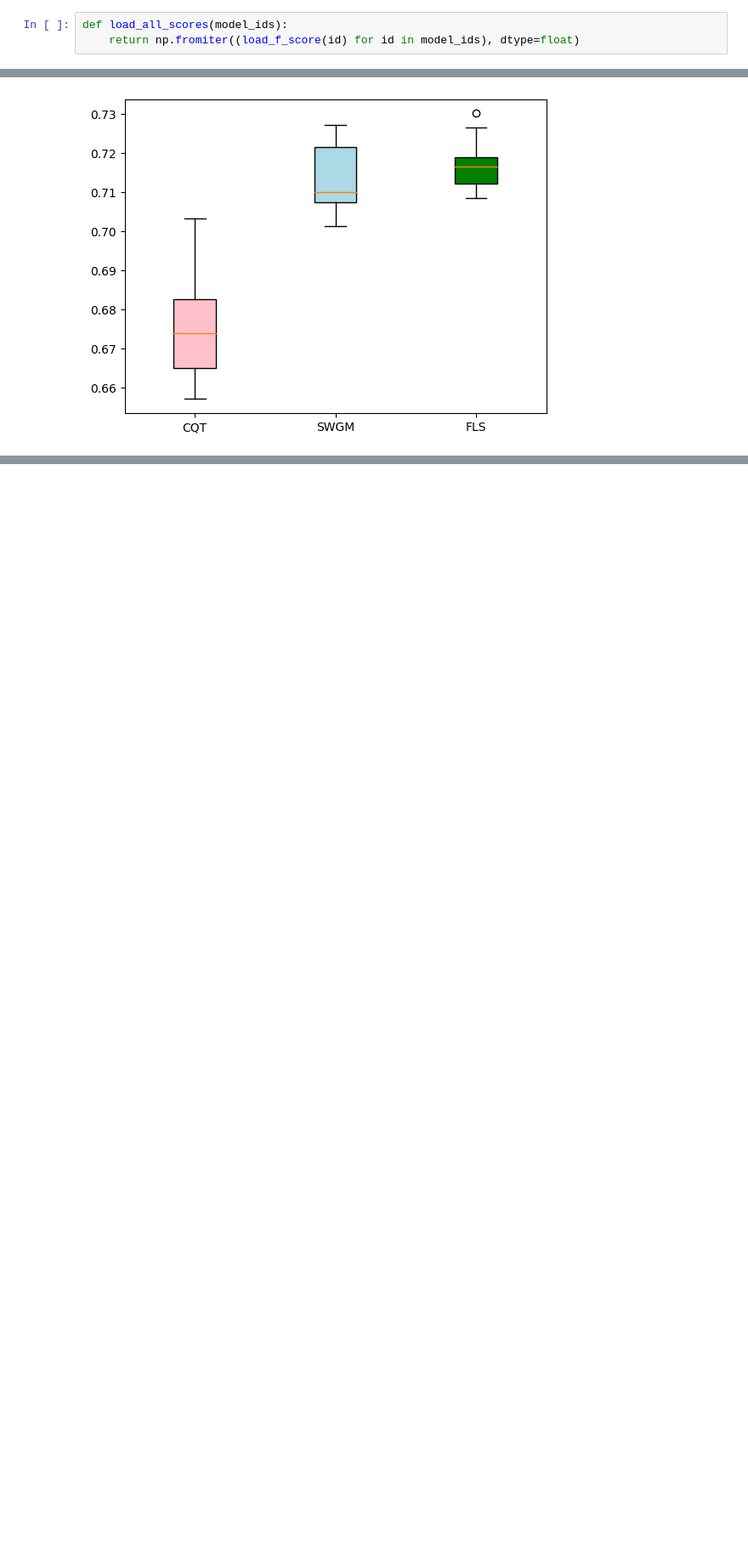
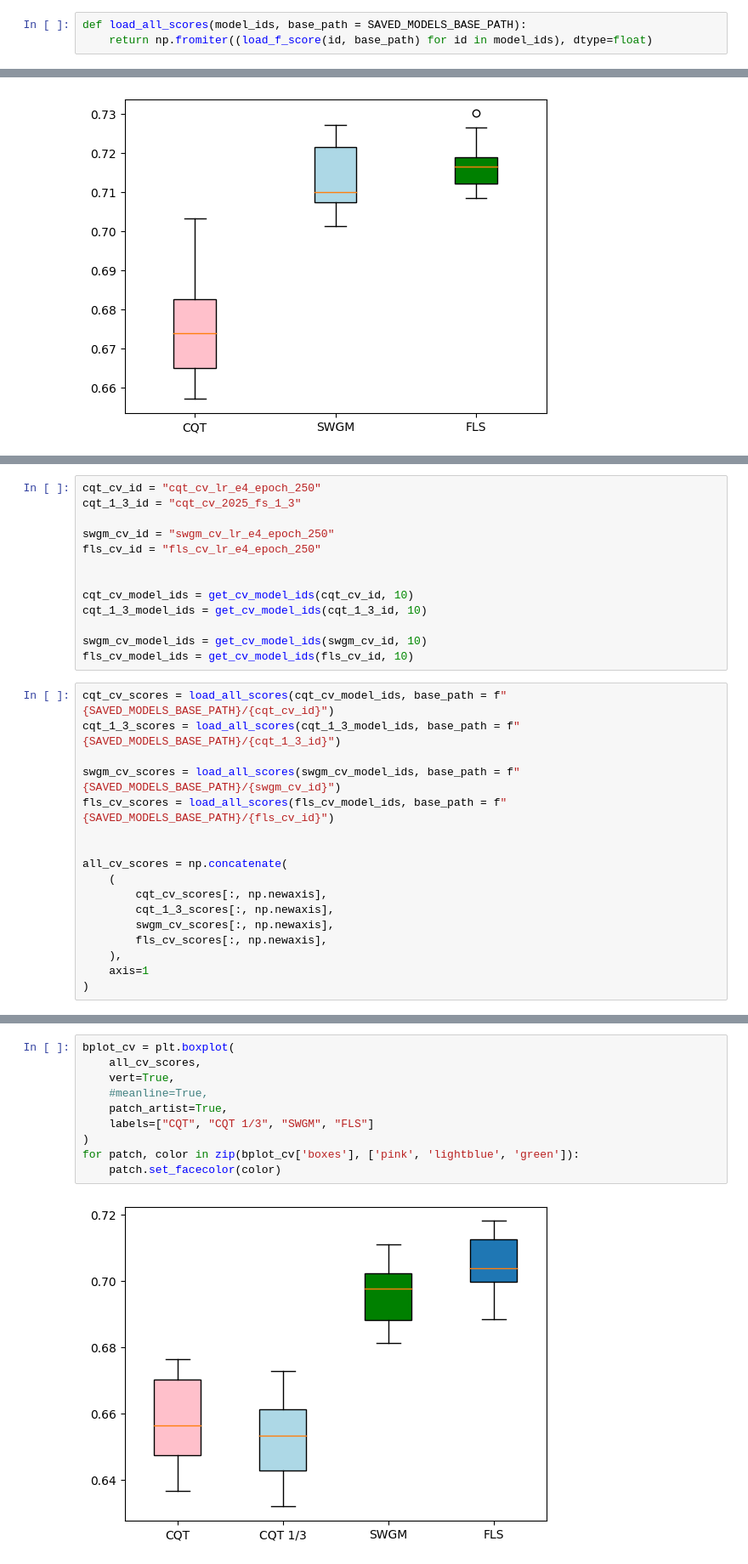
Before and after one commit to b-boechat/pitch, a Jupyter notebook: analysis.ipynb, the cells around one changed output, grey strips where cells are left out. Shown at 85% size. Drawn from its saved outputs; the diff is of its cells as text; blank space fills up the shorter version.

```diff
--- a/analysis.ipynb
+++ b/analysis.ipynb
@@ -15,8 +15,8 @@ def load_f_score(model_id):
     df = pd.DataFrame.from_records(records)
     return df["F-measure_no_offset"].mean()
 # %%
-def load_all_scores(model_ids):
-    return np.fromiter((load_f_score(id) for id in model_ids), dtype=float)
+def load_all_scores(model_ids, base_path = SAVED_MODELS_BASE_PATH):
+    return np.fromiter((load_f_score(id, base_path) for id in model_ids), dtype=float)
 # %%
 cqt_model_ids = [
     "cqt_lr_e4_epoch_250",
@@ -94,0 +104,30 @@ for patch, color in zip(bplot['boxes'], ['pink', 'lightblue', 'green']):
+# %%
+cqt_cv_id = "cqt_cv_lr_e4_epoch_250"
+cqt_1_3_id = "cqt_cv_2025_fs_1_3"
+
+swgm_cv_id = "swgm_cv_lr_e4_epoch_250"
+fls_cv_id = "fls_cv_lr_e4_epoch_250"
+
+
+cqt_cv_model_ids = get_cv_model_ids(cqt_cv_id, 10)
+cqt_1_3_model_ids = get_cv_model_ids(cqt_1_3_id, 10)
+
+swgm_cv_model_ids = get_cv_model_ids(swgm_cv_id, 10)
+fls_cv_model_ids = get_cv_model_ids(fls_cv_id, 10)
+# %%
+cqt_cv_scores = load_all_scores(cqt_cv_model_ids, base_path = f"{SAVED_MODELS_BASE_PATH}/{cqt_cv_id}")
+cqt_1_3_scores = load_all_scores(cqt_1_3_model_ids, base_path = f"{SAVED_MODELS_BASE_PATH}/{cqt_1_3_id}")
+
+swgm_cv_scores = load_all_scores(swgm_cv_model_ids, base_path = f"{SAVED_MODELS_BASE_PATH}/{swgm_cv_id}")
+fls_cv_scores = load_all_scores(fls_cv_model_ids, base_path = f"{SAVED_MODELS_BASE_PATH}/{fls_cv_id}")
+
+
+all_cv_scores = np.concatenate(
+    (
+        cqt_cv_scores[:, np.newaxis],
+        cqt_1_3_scores[:, np.newaxis],
+        swgm_cv_scores[:, np.newaxis],
+        fls_cv_scores[:, np.newaxis],
+    ),
+    axis=1
+)
@@ -94,0 +160,12 @@ for patch, color in zip(bplot['boxes'], ['pink', 'lightblue', 'green']):
+# %%
+bplot_cv = plt.boxplot(
+    all_cv_scores,
+    vert=True,
+    #meanline=True,
+    patch_artist=True,
+    labels=["CQT", "CQT 1/3", "SWGM", "FLS"]
+)
+for patch, color in zip(bplot_cv['boxes'], ['pink', 'lightblue', 'green']):
+    patch.set_facecolor(color)
+# %% [output]
+[figure, added]
```
Also changed, not shown: parts of 5 cells of this notebook, 13 other files.
